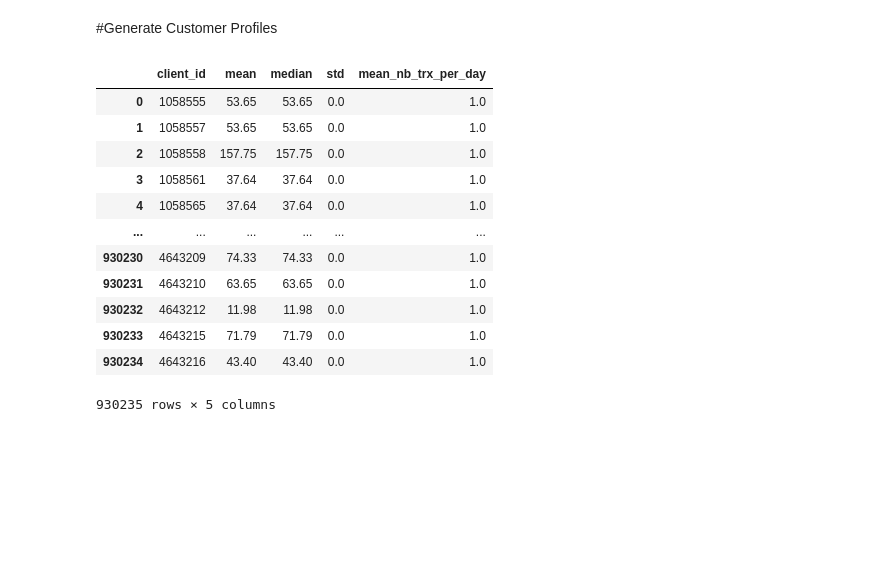
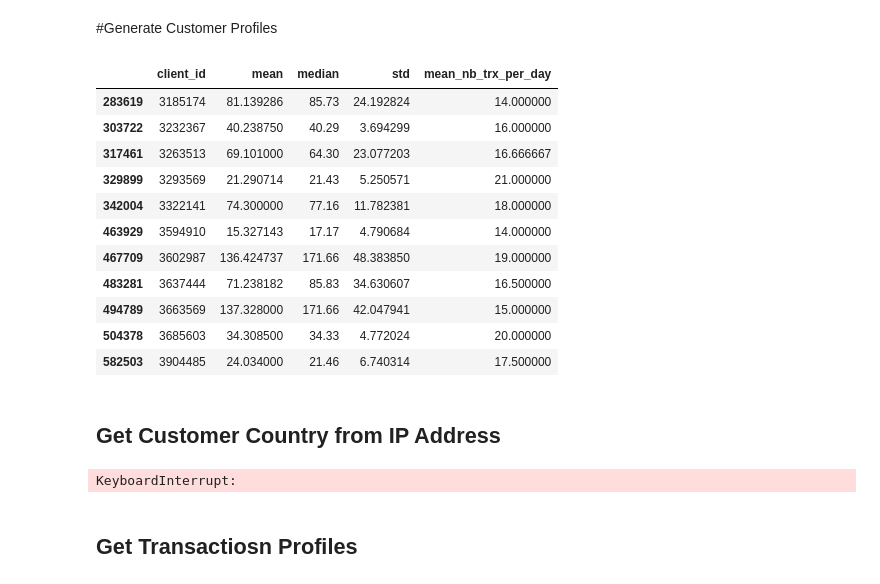
Before and after one commit to MaayanHagbi/CAS_ADS_Final_Project, a Jupyter notebook: Fraud_Detection_ML_(CAS_ADS).ipynb, the cells around one changed output. Drawn from its saved outputs; the diff is of its cells as text; code cells hidden in the pictures; blank space fills up the shorter version.

```diff
--- a/Fraud_Detection_ML_(CAS_ADS).ipynb
+++ b/Fraud_Detection_ML_(CAS_ADS).ipynb
@@ -113,34 +120,78 @@ plt.show()
 # %%
 #Calcualte Customer Profile Statistics
 cust_profiles = Data_Adf.groupby('Clientinfo_id')['amount_gbp'].agg(['mean','median']).reset_index()
 cust_profiles.columns = ['client_id','mean','median']
 cust_profiles_std = Data_Adf.groupby('Clientinfo_id')['amount_gbp'].std(ddof=0).reset_index()
 cust_profiles_std.columns = ['client_id','std']
 
 
 #Calcualte Average Number of Trx
 Data_Adf['timestamp'] = pd.to_datetime(Data_Adf['timestamp'],errors='coerce')
 trx_per_day_per_customer = Data_Adf.groupby(['Clientinfo_id', Data_Adf['timestamp'].dt.date]).size().reset_index(name='num_transactions')
 mean_nb_trx_per_day = trx_per_day_per_customer.groupby('Clientinfo_id')['num_transactions'].mean().reset_index()
 mean_nb_trx_per_day.columns = ['client_id','mean_nb_trx_per_day']
 
 #Merge Datasets to one
 cust_profiles = pd.merge(cust_profiles,cust_profiles_std,on='client_id')
 cust_profiles = pd.merge(cust_profiles,mean_nb_trx_per_day,on='client_id')
 
 #Cust_Profiles_Data
-cust_profiles
+cust_profiles[cust_profiles['mean_nb_trx_per_day']>13]
 # %% [output]
 |  | client_id | mean | median | std | mean_nb_trx_per_day |
-| 0 | 1058555 | 53.65 | 53.65 | 0.0 | 1.0 |
-| 1 | 1058557 | 53.65 | 53.65 | 0.0 | 1.0 |
-| 2 | 1058558 | 157.75 | 157.75 | 0.0 | 1.0 |
-| 3 | 1058561 | 37.64 | 37.64 | 0.0 | 1.0 |
-| 4 | 1058565 | 37.64 | 37.64 | 0.0 | 1.0 |
-| ... | ... | ... | ... | ... | ... |
-| 930230 | 4643209 | 74.33 | 74.33 | 0.0 | 1.0 |
-| 930231 | 4643210 | 63.65 | 63.65 | 0.0 | 1.0 |
-| 930232 | 4643212 | 11.98 | 11.98 | 0.0 | 1.0 |
-| 930233 | 4643215 | 71.79 | 71.79 | 0.0 | 1.0 |
-| 930234 | 4643216 | 43.40 | 43.40 | 0.0 | 1.0 |
+| 283619 | 3185174 | 81.139286 | 85.73 | 24.192824 | 14.000000 |
+| 303722 | 3232367 | 40.238750 | 40.29 | 3.694299 | 16.000000 |
+| 317461 | 3263513 | 69.101000 | 64.30 | 23.077203 | 16.666667 |
+| 329899 | 3293569 | 21.290714 | 21.43 | 5.250571 | 21.000000 |
+| 342004 | 3322141 | 74.300000 | 77.16 | 11.782381 | 18.000000 |
+| 463929 | 3594910 | 15.327143 | 17.17 | 4.790684 | 14.000000 |
+| 467709 | 3602987 | 136.424737 | 171.66 | 48.383850 | 19.000000 |
+| 483281 | 3637444 | 71.238182 | 85.83 | 34.630607 | 16.500000 |
+| 494789 | 3663569 | 137.328000 | 171.66 | 42.047941 | 15.000000 |
+| 504378 | 3685603 | 34.308500 | 34.33 | 4.772024 | 20.000000 |
+| 582503 | 3904485 | 24.034000 | 21.46 | 6.740314 | 17.500000 |
-930235 rows × 5 columns
+# %% [markdown]
+## Get Customer Country from IP Address
+# %%
+def get_country(ip):
+    mmdb_file_path = '/content/drive/MyDrive/CAS_Final_Project/GeoLite2-City.mmdb'
+
+    if pd.notna(ip) and ip != 'nan':
+        try:
+            with geoip2.database.Reader(mmdb_file_path) as reader:
+                response = reader.city(ip)
+
+                country_name = response.country.name
+                country_iso_code = response.country.iso_code
+                return country_name, country_iso_code
+        except Exception as e:
+            return None
+    else:
+        return None
+
+Cust_Country_Profile = Data_Adf[['Clientinfo_id','Deviceinfo_ip']].copy()
+Cust_Country_Profile['Deviceinfo_ip'] = Cust_Country_Profile['Deviceinfo_ip'].astype(str)
+Cust_Country_Profile[['country_name','country']] = Cust_Country_Profile['Deviceinfo_ip'].apply(lambda x:  pd.Series(get_country(x)))
+
+df = pd.read_csv("Country_lan_lat.csv",sep=';')
+
+merge_df = pd.merge(Cust_Country_Profile,df,on='country',how='left')
+
+columns_to_keep = ['Clientinfo_id','latitude','longitude']
+Cust_Country_Profile = merge_df[columns_to_keep]
+
+old_colums_names = Cust_Country_Profile.columns
+new_columns_names = ['client_id']
+new_columns_dic =  {k: v for k, v in zip(old_colums_names,new_columns_names)}
+
+Cust_Country_Profile = Cust_Country_Profile.rename(columns=new_columns_dic)
+
+
+#Here need to add an instance where client has 2 countries and if so choose the last one.
+country_counts = merge_df.groupby('Clientinfo_id')['country_name'].nunique()
+country_counts_filtered = country_counts[country_counts > 1]
+country_counts_filtered
+# %% [output]
+KeyboardInterrupt:
+# %% [markdown]
+## Get Transactiosn Profiles
```
Also changed, not shown: parts of 5 cells of this notebook.
